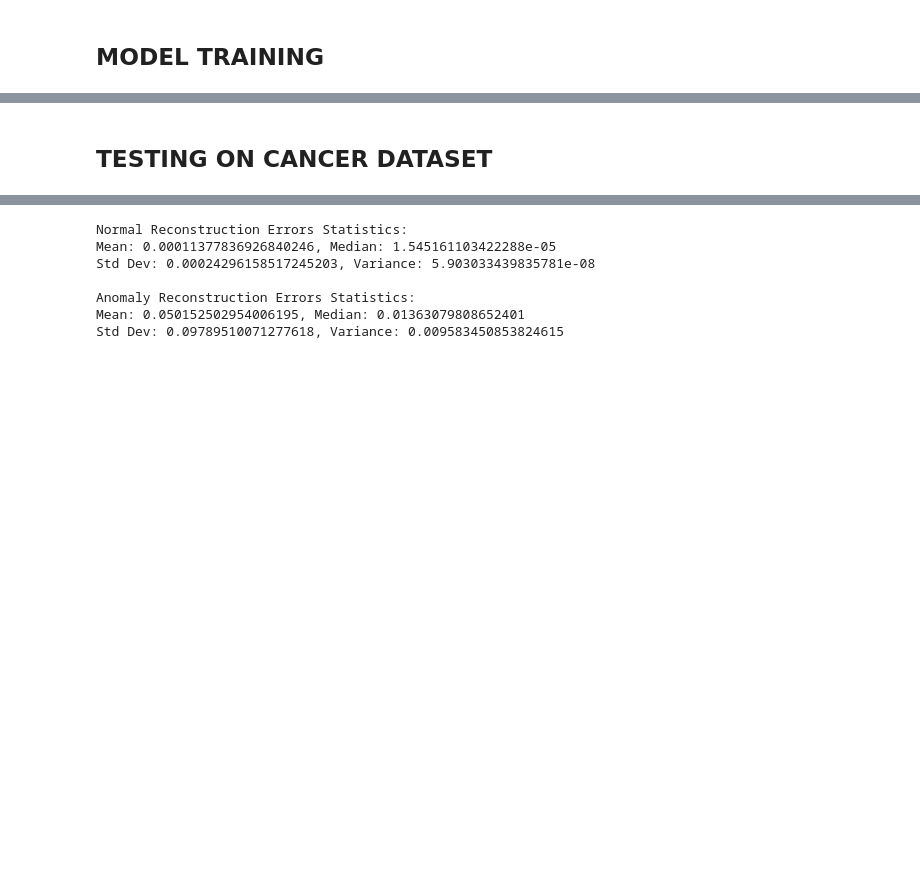
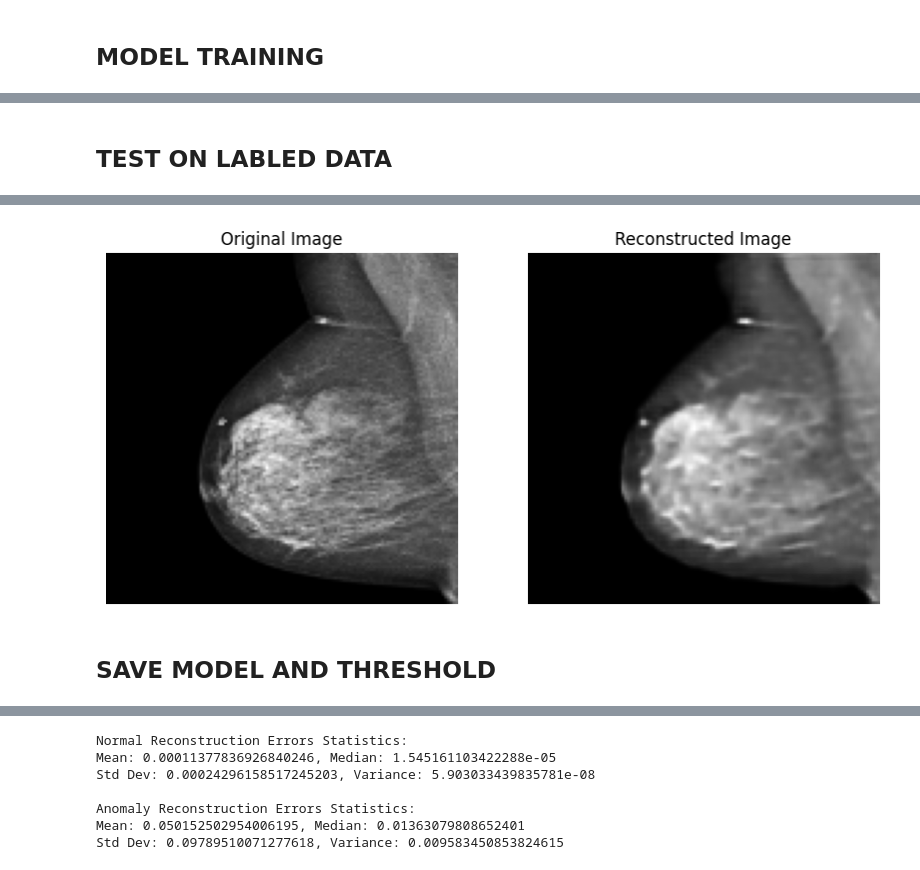
Before and after one commit to Shisiajoy/Cancer-Image-Detector, a Jupyter notebook: Autoencoder.ipynb, the cells around one changed output, grey strips where cells are left out. Cells and saved outputs as stored; diff of their text form; code cells hidden in the pictures; blank space fills up the shorter version.

```diff
--- a/Autoencoder.ipynb
+++ b/Autoencoder.ipynb
@@ -287,0 +382,15 @@ Epoch 15/15
+# %%
+# Reconstruct the test images
+reconstructed_images = autoencoder.predict(test_images)
+
+# Calculate the reconstruction loss
+reconstruction_losses = np.mean(np.square(test_images - reconstructed_images), axis=(1, 2))  # Mean squared error across the image dimensions
+
+# proceed to calculate mean and std
+mean_loss = np.mean(reconstruction_losses)
+std_loss = np.std(reconstruction_losses)
+
+# Set threshold
+threshold = mean_loss + 0.1 * std_loss
+
+print(f'Mean Loss: {mean_loss:.6f}, Standard Deviation: {std_loss:.6f}, Threshold: {threshold:.6f}')
@@ -287,0 +400,39 @@ Epoch 15/15
+# %% [markdown]
+## TEST ON LABLED DATA
+# %%
+# Load and preprocess the single cancer image
+image_path = '/content/rsna_mammography_dataset/output/test/10008_68070693.png'  # Path to your image
+image = cv2.imread(image_path, cv2.IMREAD_GRAYSCALE)  # Read as grayscale
+image = cv2.resize(image, (128, 128))  # Resize to match input shape
+image = image.astype('float32') / 255.0  # Normalize to [0, 1]
+image = np.expand_dims(image, axis=-1)  # Add channel dimension
+image = np.expand_dims(image, axis=0)  # Add batch dimension
+
+# Reconstruct the image using the autoencoder
+reconstructed_image = autoencoder.predict(image)
+
+# Calculate the reconstruction loss
+reconstruction_loss = np.mean(np.square(image - reconstructed_image))
+
+# Classify based on the threshold
+is_anomalous = reconstruction_loss > threshold
+
+# Output results
+print(f'Reconstruction Loss: {reconstruction_loss:.6f}')
+print(f'Anomalous: {is_anomalous}')
+
+# visualize the original and reconstructed images
+
+plt.figure(figsize=(10, 5))
+plt.subplot(1, 2, 1)
+plt.title('Original Image')
+plt.imshow(image.squeeze(), cmap='gray')
+plt.axis('off')
+
+plt.subplot(1, 2, 2)
+plt.title('Reconstructed Image')
+plt.imshow(reconstructed_image.squeeze(), cmap='gray')
+plt.axis('off')
+
+plt.show()
+# %% [output]
@@ -288 +442,4 @@ Epoch 15/15
+[figure, added]
+# %% [markdown]
+## SAVE MODEL AND THRESHOLD
 # %%
@@ -294,5 +451,3 @@ files.download('autoencoder_model.keras')
 # %% [output]
 [interactive output not drawn]
 [interactive output not drawn]
-# %% [markdown]
-## TESTING ON CANCER DATASET
```
Also changed, not shown: parts of 46 cells of this notebook.
